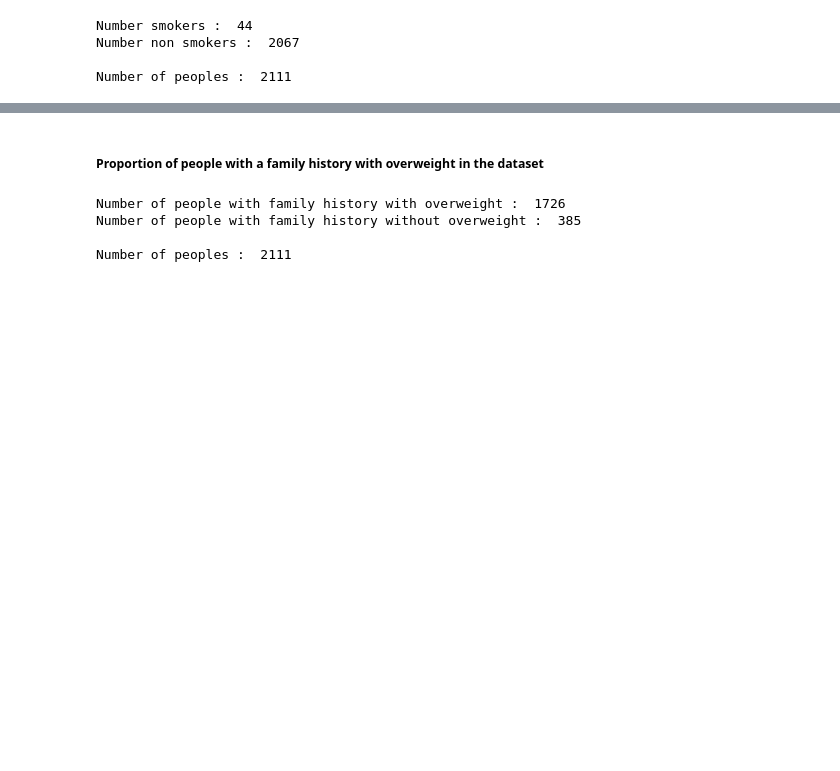
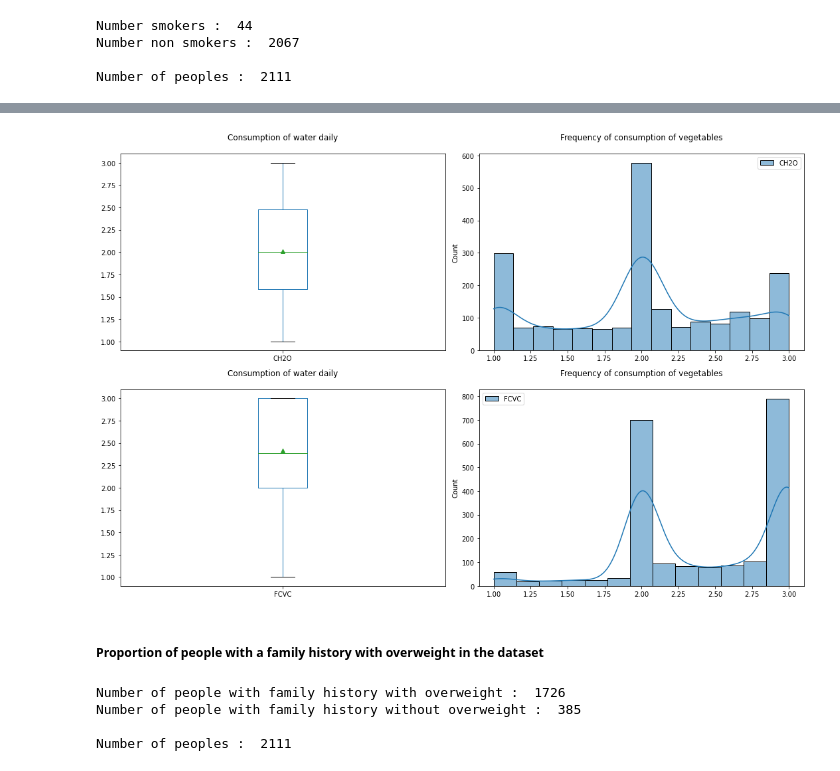
Before and after one commit to Leodespt/Projet_Python, a Jupyter notebook: NoteBook Jupyter Anterieur .ipynb, the cells around one changed output, grey strips where cells are left out. Saved outputs shown, nothing was run; the diff lists cells and outputs as text; code cells hidden in the pictures; blank space fills up the shorter version.

```diff
--- a/NoteBook Jupyter Anterieur .ipynb
+++ b/NoteBook Jupyter Anterieur .ipynb
@@ -119,0 +168,3 @@ Number of peoples :  2111
+# %%
+df_FCVC = df[["FCVC"]]
+df_FCVC.describe()
@@ -119,0 +181,3 @@ Number of peoples :  2111
+# %%
+df_CH2O = df[["CH2O"]]
+df_CH2O.describe()
@@ -120,3 +194,21 @@ Number of peoples :  2111
+# %%
+fig, ax = plt.subplots(2,2, figsize=(15,10))
+
+df_CH2O.boxplot(showmeans=True,ax=ax[0][0],grid=False)
+ax[0][0].set_title("Consumption of water daily\n")
+
+df_FCVC.boxplot(showmeans=True,ax=ax[1][0],grid=False)
+ax[0][1].set_title('Frequency of consumption of vegetables\n')
+
+sns.histplot(df_FCVC,color='cyan',ax = ax[1][1],kde=True)
+ax[1][1].set_title("Frequency of consumption of vegetables\n")
+
+sns.histplot(df_CH2O,color='cyan',ax = ax[0][1],kde=True)
+ax[1][0].set_title("Consumption of water daily\n")
+
+plt.tight_layout()
+# %% [output]
+[figure, added]
 # %% [markdown]
 ##### Proportion of people with a family history with overweight in the dataset
 # %%
```
Also changed, not shown: parts of 10 cells of this notebook.
